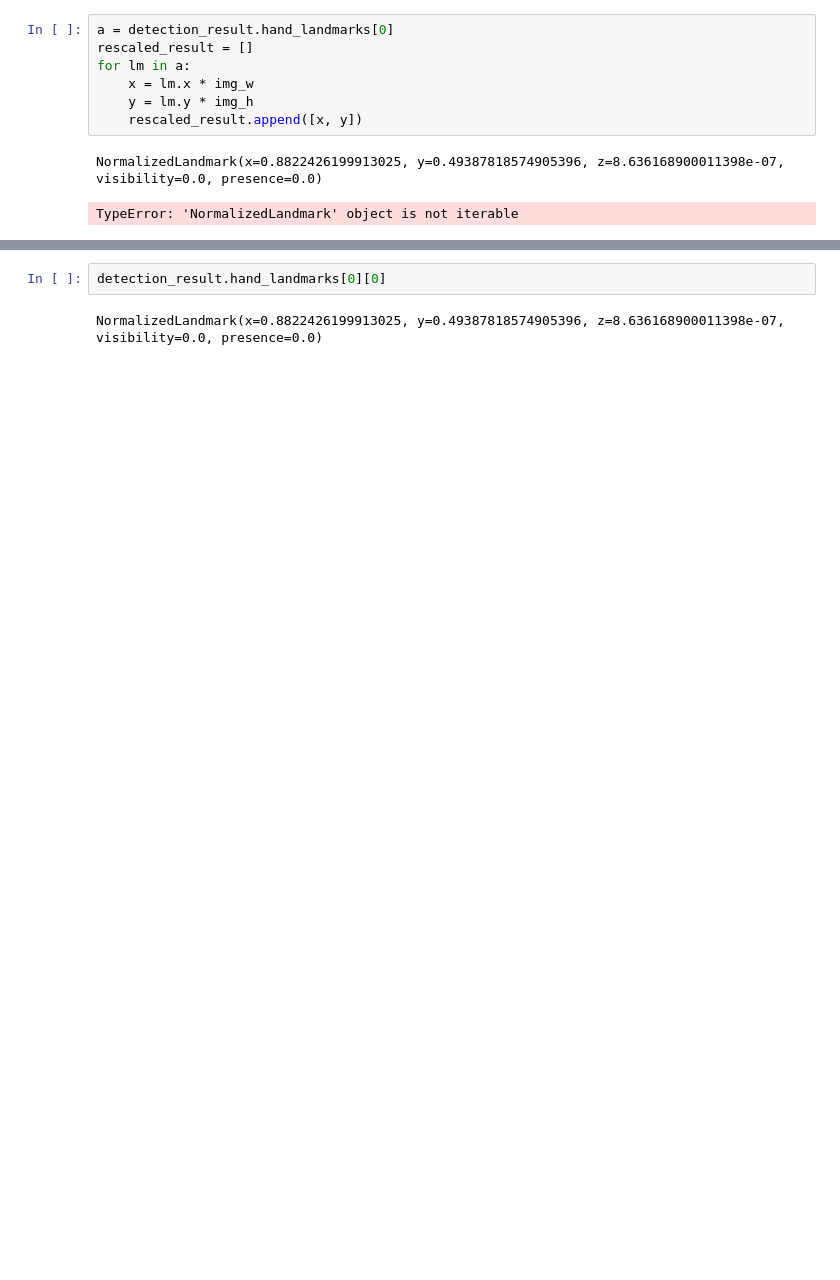
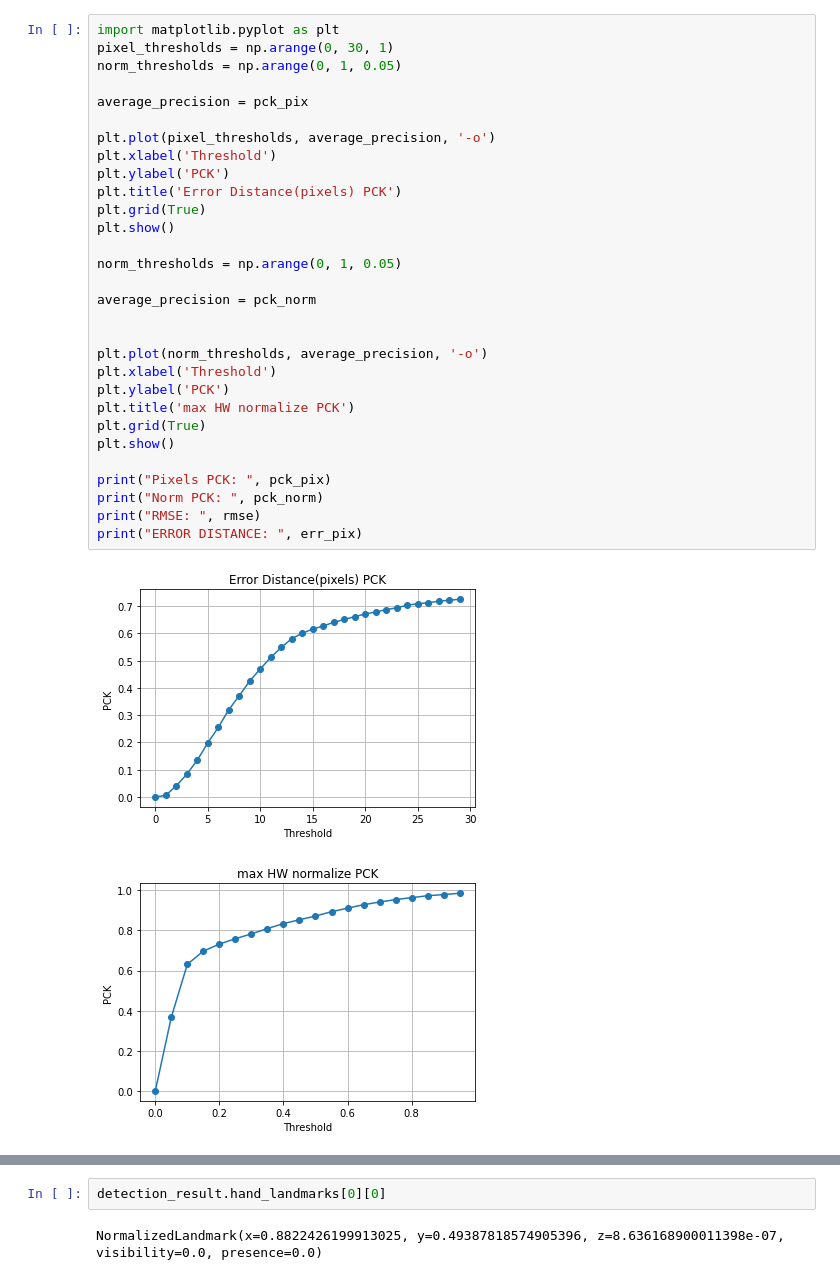
Before and after one commit to louxudoong/rle_hand, a Jupyter notebook: test_mediapipe/eval.ipynb, the cells around one changed output, grey strips where cells are left out. Cells and saved outputs as stored; diff of their text form; blank space fills up the shorter version.

```diff
--- a/test_mediapipe/eval.ipynb
+++ b/test_mediapipe/eval.ipynb
@@ -154,10 +111,33 @@ RuntimeError: No active exception to reraise
-# %%
-a = detection_result.hand_landmarks[0]
-rescaled_result = []
-for lm in a:
-    x = lm.x * img_w
-    y = lm.y * img_h
-    rescaled_result.append([x, y])
-# %% [output]
-NormalizedLandmark(x=0.8822426199913025, y=0.49387818574905396, z=8.636168900011398e-07, visibility=0.0, presence=0.0)
-TypeError: 'NormalizedLandmark' object is not iterable
+# %%
+import matplotlib.pyplot as plt
+pixel_thresholds = np.arange(0, 30, 1)
+norm_thresholds = np.arange(0, 1, 0.05)
+
+average_precision = pck_pix
+
+plt.plot(pixel_thresholds, average_precision, '-o')
+plt.xlabel('Threshold')
+plt.ylabel('PCK')
+plt.title('Error Distance(pixels) PCK')
+plt.grid(True)
+plt.show()
+
+norm_thresholds = np.arange(0, 1, 0.05)
+
+average_precision = pck_norm
+
+
+plt.plot(norm_thresholds, average_precision, '-o')
+plt.xlabel('Threshold')
+plt.ylabel('PCK')
+plt.title('max HW normalize PCK')
+plt.grid(True)
+plt.show()
+
+print("Pixels PCK: ", pck_pix)
+print("Norm PCK: ", pck_norm)
+print("RMSE: ", rmse)
+print("ERROR DISTANCE: ", err_pix)
+# %% [output]
+[figure, added]
+[figure, added]
```
Also changed, not shown: parts of 2 cells of this notebook, 3 other files.
